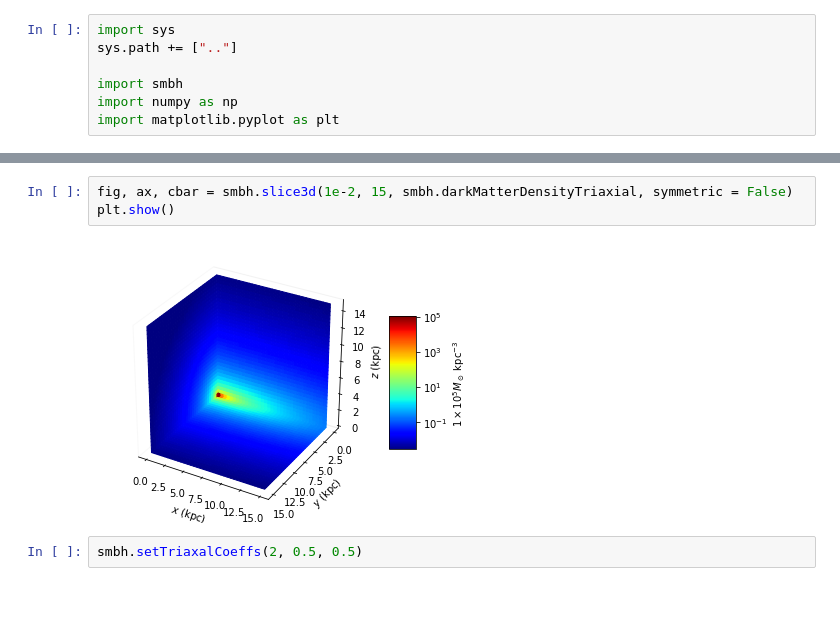
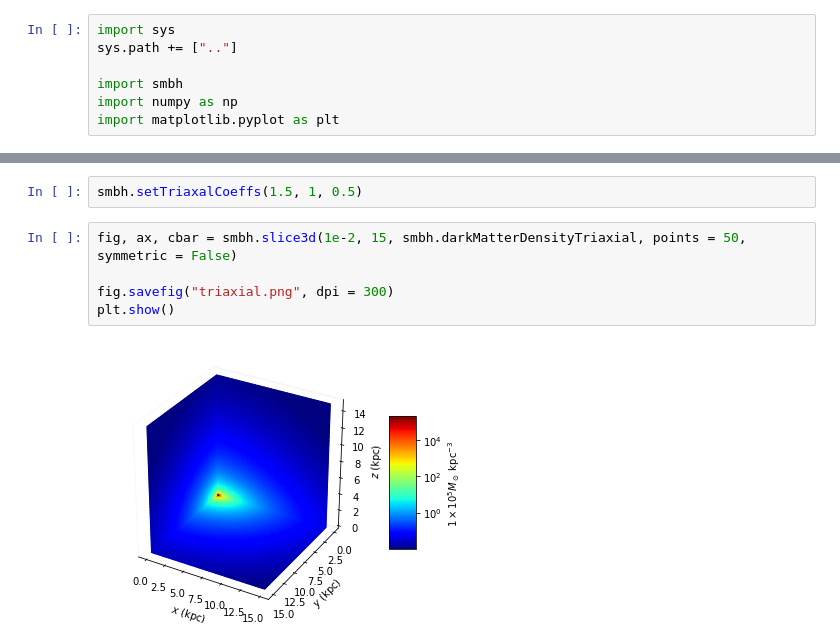
Before and after one commit to jsbarbosa/TesisFisica, a Jupyter notebook: Files/Week 7/TriaxialPotentials.ipynb, the cells around one changed output, grey strips where cells are left out. Cells and saved outputs as stored; diff of their text form; blank space fills up the shorter version.

```diff
--- a/Files/Week 7/TriaxialPotentials.ipynb
+++ b/Files/Week 7/TriaxialPotentials.ipynb
@@ -10,10 +12,12 @@ fig, ax, cbar = smbh.slice3d(1e-2, 15, smbh.darkMatterDensity)
 plt.show()
 # %% [output]
 [figure]
+# %%
+smbh.setTriaxalCoeffs(1.5, 1, 0.5)
 # %%
-fig, ax, cbar = smbh.slice3d(1e-2, 15, smbh.darkMatterDensityTriaxial, symmetric = False)
+fig, ax, cbar = smbh.slice3d(1e-2, 15, smbh.darkMatterDensityTriaxial, points = 50, symmetric = False)
+
+fig.savefig("triaxial.png", dpi = 300)
 plt.show()
 # %% [output]
-[figure, old version]
+[figure, new version]
-# %%
-smbh.setTriaxalCoeffs(2, 0.5, 0.5)
```
Also changed, not shown: parts of 1 cell of this notebook, 54 other files.
